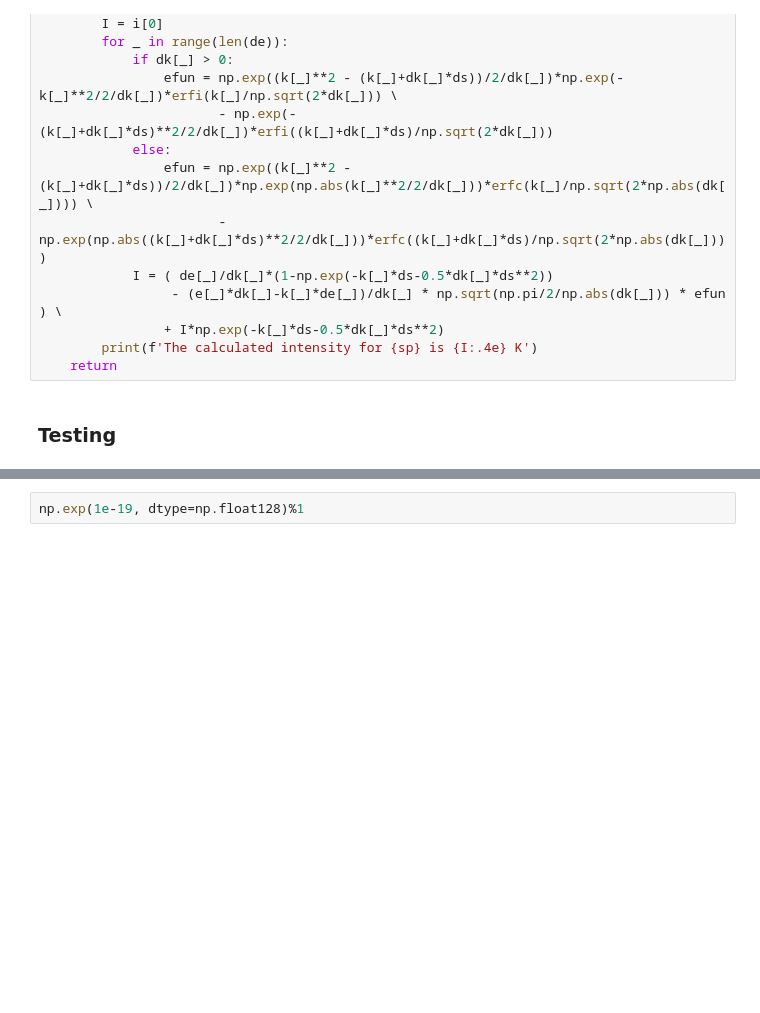
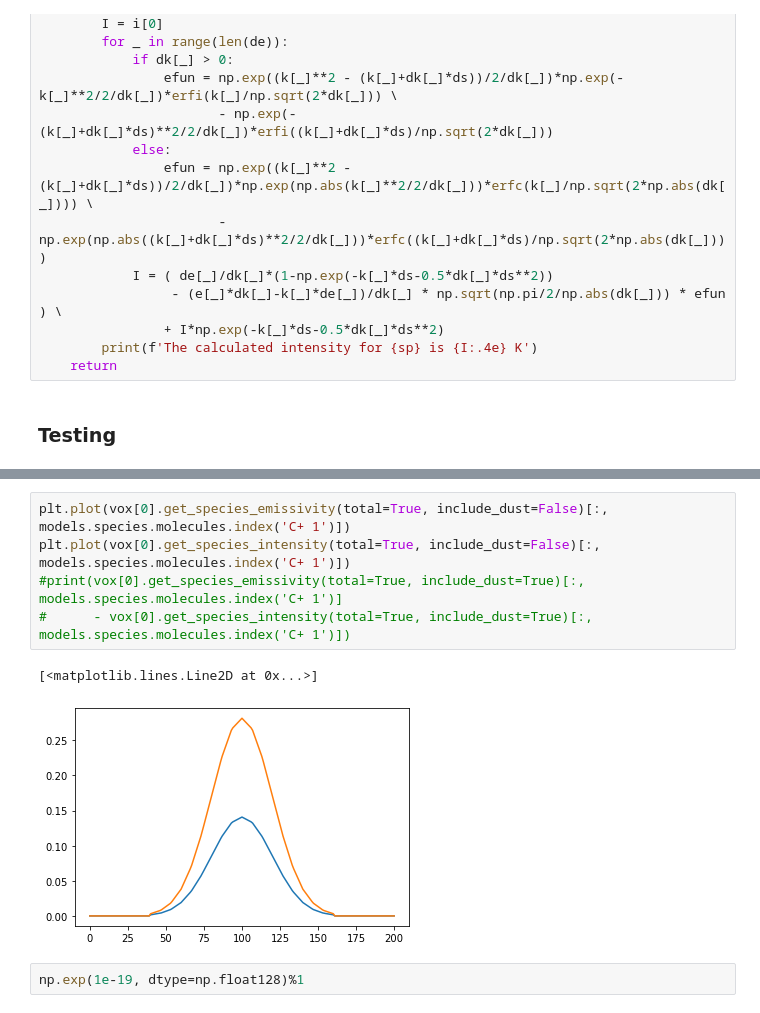
Before and after one commit to CraigYanitski/kosmatau3d, a Jupyter notebook: notebooks/full model/radiative-transfer.ipynb, the cells around one changed output, grey strips where cells are left out. Cells and saved outputs as stored; diff of their text form; blank space fills up the shorter version.

```diff
--- a/notebooks/full model/radiative-transfer.ipynb
+++ b/notebooks/full model/radiative-transfer.ipynb
@@ -340,3 +313,11 @@ for _ in np.linspace(16, 17):
+# %%
+plt.plot(vox[0].get_species_emissivity(total=True, include_dust=False)[:, models.species.molecules.index('C+ 1')])
+plt.plot(vox[0].get_species_intensity(total=True, include_dust=False)[:, models.species.molecules.index('C+ 1')])
+#print(vox[0].get_species_emissivity(total=True, include_dust=True)[:, models.species.molecules.index('C+ 1')]
+#      - vox[0].get_species_intensity(total=True, include_dust=True)[:, models.species.molecules.index('C+ 1')])
+# %% [output]
+[<matplotlib.lines.Line2D at 0x...>]
+[figure, added]
 # %%
 np.exp(1e-19, dtype=np.float128)%1
 # %% [output]
```
Also changed, not shown: parts of 10 cells of this notebook, 2 other files.
